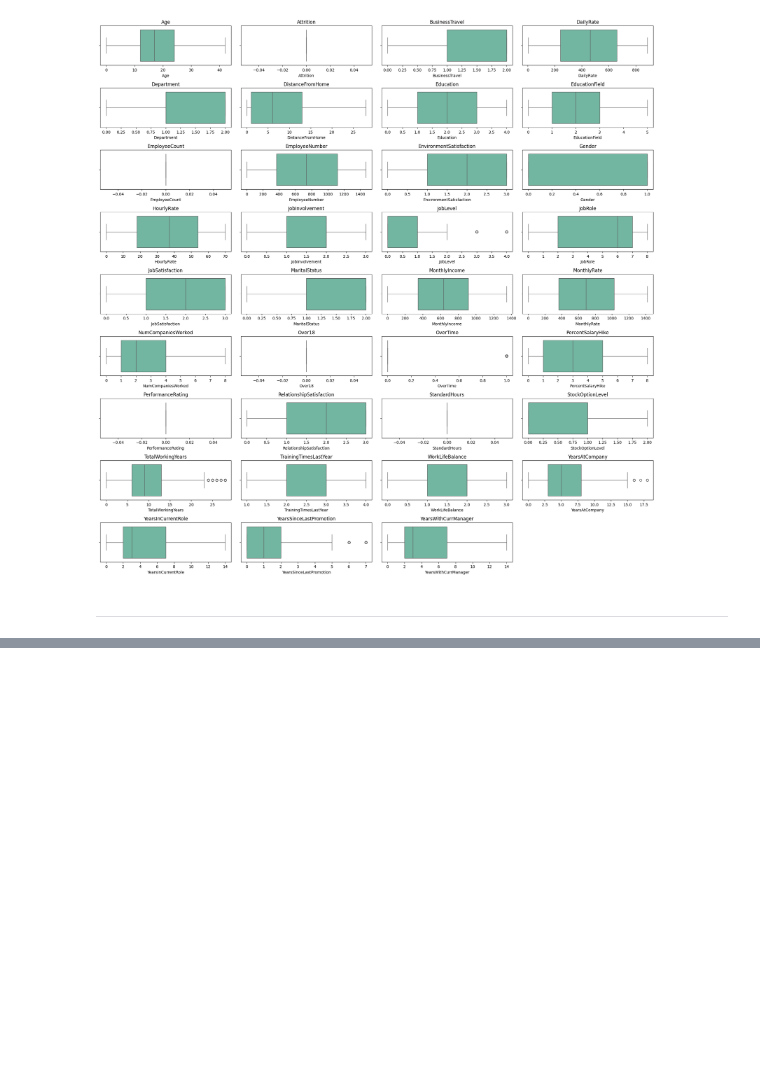
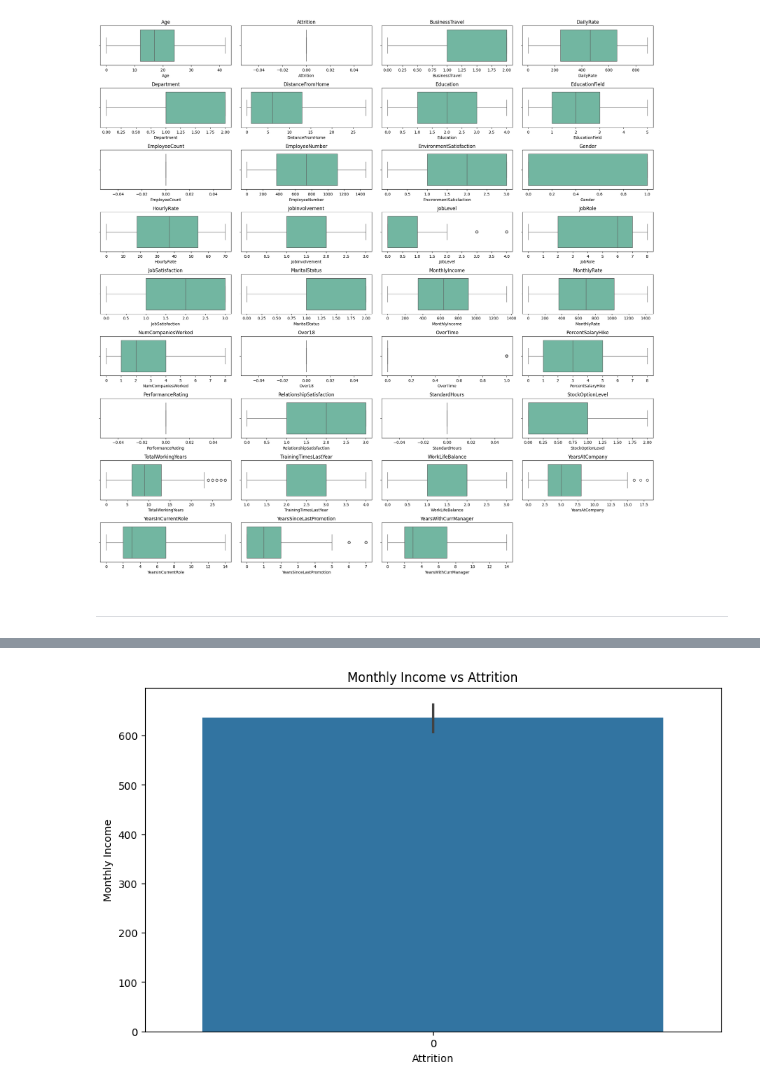
Before and after one commit to misbahkhattak718-pixel/Mentorship-Program--Devsil, a Jupyter notebook: Weekly Mini Projects/Week 7/HR-Employee-Attrition.ipynb, the cells around one changed output, grey strips where cells are left out. Drawn from its saved outputs; the diff is of its cells as text; code cells hidden in the pictures; blank space fills up the shorter version.

```diff
--- a/Weekly Mini Projects/Week 7/HR-Employee-Attrition.ipynb
+++ b/Weekly Mini Projects/Week 7/HR-Employee-Attrition.ipynb
@@ -890,0 +957,11 @@ plt.show()
+# %%
+#Examine salary impact on attrition using Bar chart:
+
+plt.figure(figsize=(10, 6))
+sns.barplot(x='Attrition', y='MonthlyIncome', data=df)
+plt.title('Monthly Income vs Attrition')
+plt.xlabel('Attrition')
+plt.ylabel('Monthly Income')
+plt.show()
+# %% [output]
+[figure, added]
```
Also changed, not shown: parts of 25 cells of this notebook.
